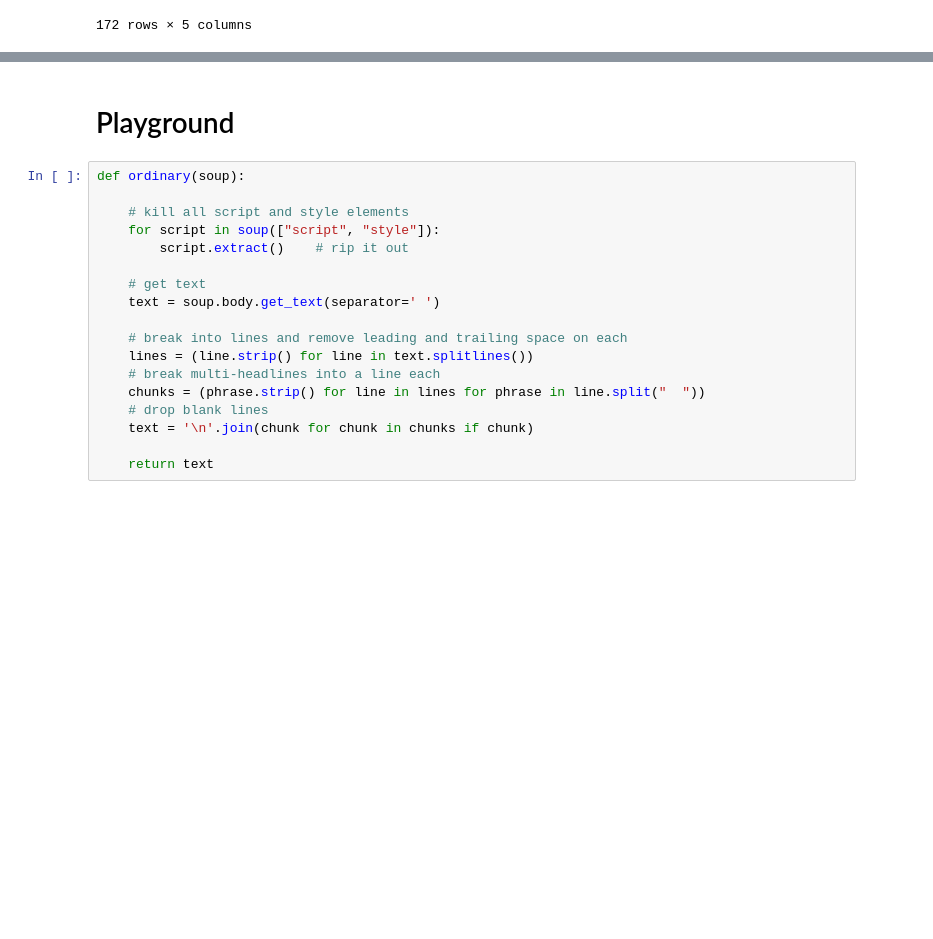
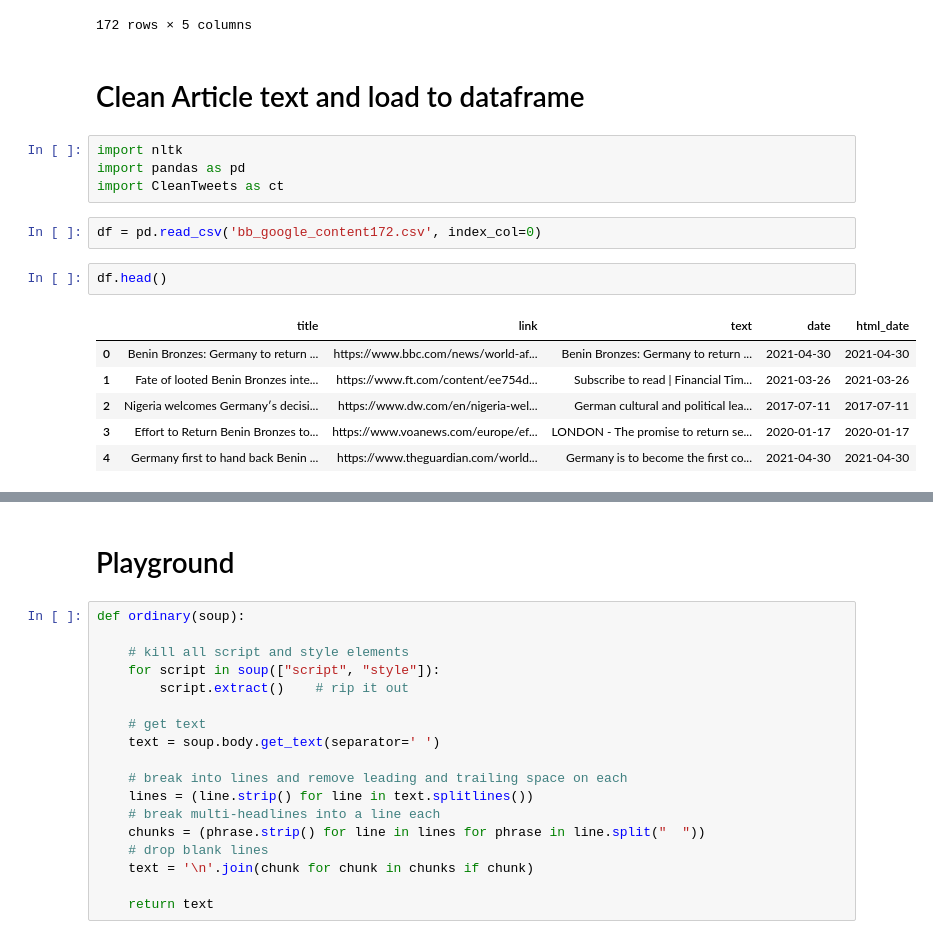
Before and after one commit to TamatiB/restitution_africa2021, a Jupyter notebook: scrape_crawl/google_scrape.ipynb, the cells around one changed output, grey strips where cells are left out. Drawn from its saved outputs; the diff is of its cells as text; blank space fills up the shorter version.

Commit message:
did a bunch of stuff, most important is data

```diff
--- a/scrape_crawl/google_scrape.ipynb
+++ b/scrape_crawl/google_scrape.ipynb
@@ -263,3 +263,20 @@ final_df
 | 1178 | Columbia University Italian Acade... | https://medren.columbia.edu/news/... | The Benin Bronzes were looted in ... | NaN | 2021-04-09 |
 | 1400 | The Brutish Museums: The Benin Br... | https://www.amazon.ca/Brutish-Mus... | The centre-piece, the prize exhib... | NaN | 2021-03-12 |
 172 rows × 5 columns
+# %% [markdown]
+# Clean Article text and load to dataframe
+# %%
+import nltk
+import pandas as pd
+import CleanTweets as ct
+# %%
+df = pd.read_csv('bb_google_content172.csv', index_col=0)
+# %%
+df.head()
+# %% [output]
+|  | title | link | text | date | html_date |
+| 0 | Benin Bronzes: Germany to return ... | https://www.bbc.com/news/world-af... | Benin Bronzes: Germany to return ... | 2021-04-30 | 2021-04-30 |
+| 1 | Fate of looted Benin Bronzes inte... | https://www.ft.com/content/ee754d... | Subscribe to read | Financial Tim... | 2021-03-26 | 2021-03-26 |
+| 2 | Nigeria welcomes Germany′s decisi... | https://www.dw.com/en/nigeria-wel... | German cultural and political lea... | 2017-07-11 | 2017-07-11 |
+| 3 | Effort to Return Benin Bronzes to... | https://www.voanews.com/europe/ef... | LONDON - The promise to return se... | 2020-01-17 | 2020-01-17 |
+| 4 | Germany first to hand back Benin ... | https://www.theguardian.com/world... | Germany is to become the first co... | 2021-04-30 | 2021-04-30 |
```
Also changed, not shown: parts of 3 cells of this notebook, 8 other files.
